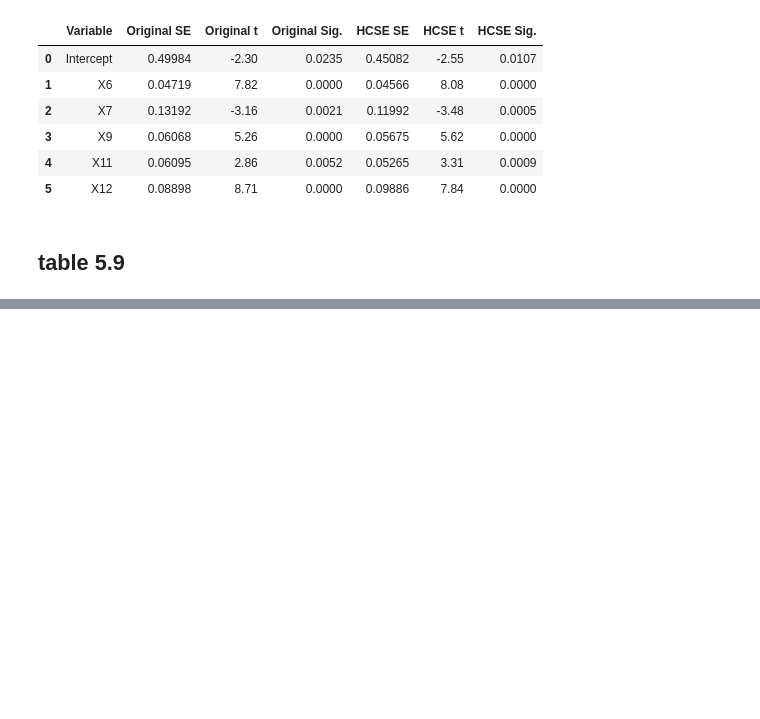
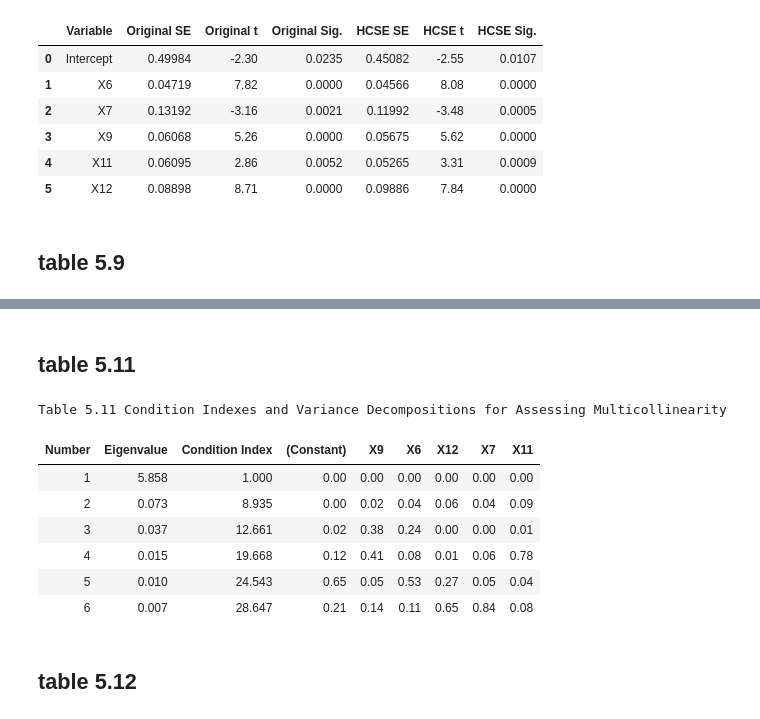
Before and after one commit to Xin95172/Personal-Project, a Jupyter notebook: 多變量分析/main.ipynb, the cells around one changed output, grey strips where cells are left out. Drawn from its saved outputs; the diff is of its cells as text; code cells hidden in the pictures; blank space fills up the shorter version.

```diff
--- a/多變量分析/main.ipynb
+++ b/多變量分析/main.ipynb
@@ -4339,0 +4442,77 @@ Styler.applymap has been deprecated. Use Styler.map instead.
+# %% [markdown]
+## table 5.11
+# %%
+# [表格] Table 5.11 - 條件指數與變異數分解 (Condition Indexes and Variance Decompositions)
+# 原因 (Reason): 評估共線性 (Multicollinearity)。當有一個以上的變異數比例在同一個高條件指數 (通常 > 30) 的維度上較高時，可能存在共線性問題。
+# 目的 (Purpose): 重現 Table 5.11，列出 Eigenvalue, Condition Index 及各變數的 Variance Proportions。
+# 預期結果 (Result): 顯示 6 個維度的分解情形，確認最高 Condition Index 為 28.647。
+
+# Variables: Constant, X9, X6, X12, X7, X11
+target_cols = ["X9", "X6", "X12", "X7", "X11"]
+X = df[target_cols].copy()
+X = sm.add_constant(X)
+
+# Belsley-Kuh-Welsch Diagnostics
+# 1. Scale cols to unit length
+norms = np.sqrt((X**2).sum(axis=0))
+X_scaled = X / norms
+
+# 2. SVD
+U, S, Vt = np.linalg.svd(X_scaled, full_matrices=False)
+eigenvalues = S**2
+condition_indices = S.max() / S
+
+# 3. Variance Proportions
+# var(beta_j) source k = (v_jk / s_k)^2
+var_terms = (Vt.T / S)**2
+col_sums = var_terms.sum(axis=1)
+vdp = (var_terms.T / col_sums).T # vdp[j, k] prop of var j from comp k
+vdp = vdp.T # vdp[k, j] prop of comp k on var j
+
+# 4. Build Table
+rows = []
+for k in range(len(eigenvalues)):
+    row = {
+        "Number": k + 1,
+        "Eigenvalue": eigenvalues[k],
+        "Condition Index": condition_indices[k]
+    }
+    # Props
+    # X.columns are indices for vdp columns
+    for j, col in enumerate(X.columns):
+        # Rename const to (Constant) to match image
+        col_name = "(Constant)" if col == "const" else col
+        row[col_name] = vdp[k, j]
+    rows.append(row)
+
+cols_order = ["Number", "Eigenvalue", "Condition Index", "(Constant)", "X9", "X6", "X12", "X7", "X11"]
+df_table_5_11 = pd.DataFrame(rows, columns=cols_order)
+
+# Styling
+def style_table(styler):
+    styler.format({
+        "Eigenvalue": "{:.3f}",
+        "Condition Index": "{:.3f}",
+        "(Constant)": "{:.2f}",
+        "X9": "{:.2f}",
+        "X6": "{:.2f}",
+        "X12": "{:.2f}",
+        "X7": "{:.2f}",
+        "X11": "{:.2f}"
+    })
+    styler.hide(axis='index')
+    return styler
+
+print("Table 5.11 Condition Indexes and Variance Decompositions for Assessing Multicollinearity")
+display(style_table(df_table_5_11.style))
+# %% [output]
+Table 5.11 Condition Indexes and Variance Decompositions for Assessing Multicollinearity
+| Number | Eigenvalue | Condition Index | (Constant) | X9 | X6 | X12 | X7 | X11 |
+| 1 | 5.858 | 1.000 | 0.00 | 0.00 | 0.00 | 0.00 | 0.00 | 0.00 |
+| 2 | 0.073 | 8.935 | 0.00 | 0.02 | 0.04 | 0.06 | 0.04 | 0.09 |
+| 3 | 0.037 | 12.661 | 0.02 | 0.38 | 0.24 | 0.00 | 0.00 | 0.01 |
+| 4 | 0.015 | 19.668 | 0.12 | 0.41 | 0.08 | 0.01 | 0.06 | 0.78 |
+| 5 | 0.010 | 24.543 | 0.65 | 0.05 | 0.53 | 0.27 | 0.05 | 0.04 |
+| 6 | 0.007 | 28.647 | 0.21 | 0.14 | 0.11 | 0.65 | 0.84 | 0.08 |
+# %% [markdown]
+## table 5.12
```
Also changed, not shown: parts of 3 cells of this notebook.
